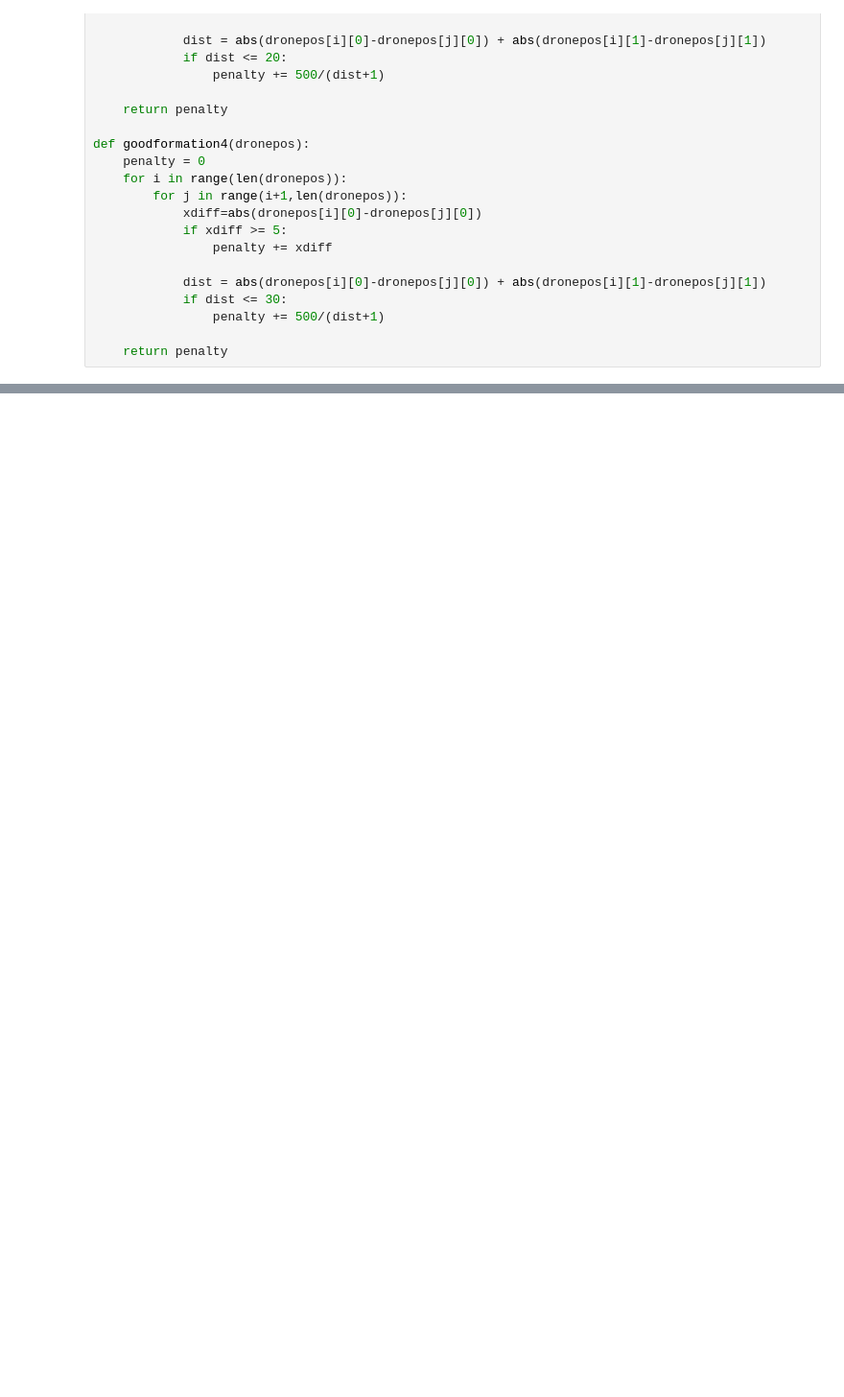
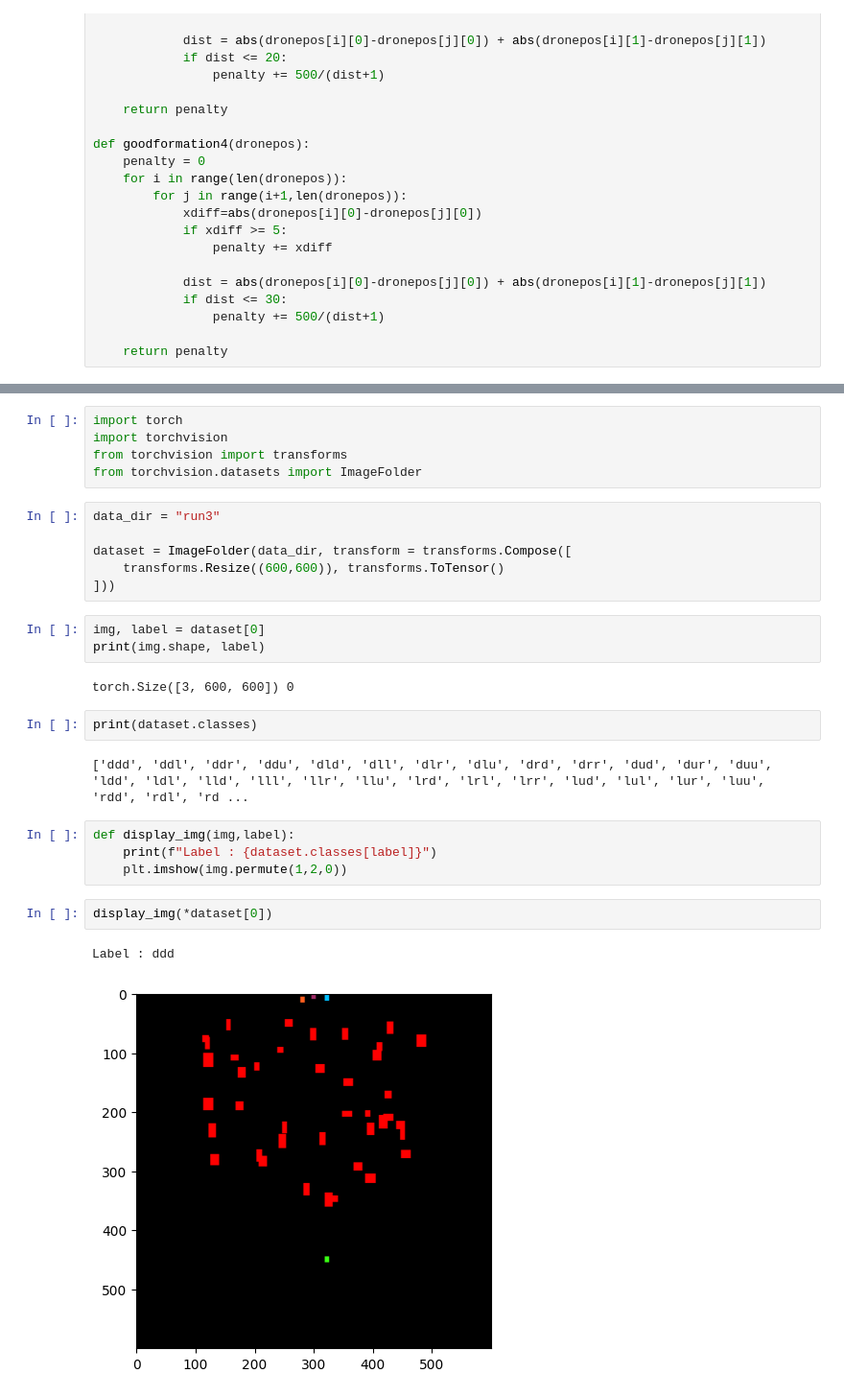
Before and after one commit to jgmcgregor/UAV_swarms_with_RL, a Jupyter notebook: swarms_with_learning.ipynb, the cells around one changed output, grey strips where cells are left out. Shown: that part at 96% size. Cells and saved outputs as stored; diff of their text form; blank space fills up the shorter version.

```diff
--- a/swarms_with_learning.ipynb
+++ b/swarms_with_learning.ipynb
@@ -771,0 +774,29 @@ print(df)
+# %%
+import torch
+import torchvision
+from torchvision import transforms
+from torchvision.datasets import ImageFolder
+# %%
+data_dir = "run3"
+
+dataset = ImageFolder(data_dir, transform = transforms.Compose([
+    transforms.Resize((600,600)), transforms.ToTensor()
+]))
+# %%
+img, label = dataset[0]
+print(img.shape, label)
+# %% [output]
+torch.Size([3, 600, 600]) 0
+# %%
+print(dataset.classes)
+# %% [output]
+['ddd', 'ddl', 'ddr', 'ddu', 'dld', 'dll', 'dlr', 'dlu', 'drd', 'drr', 'dud', 'dur', 'duu', 'ldd', 'ldl', 'lld', 'lll', 'llr', 'llu', 'lrd', 'lrl', 'lrr', 'lud', 'lul', 'lur', 'luu', 'rdd', 'rdl', 'rd ...
+# %%
+def display_img(img,label):
+    print(f"Label : {dataset.classes[label]}")
+    plt.imshow(img.permute(1,2,0))
+# %%
+display_img(*dataset[0])
+# %% [output]
+Label : ddd
+[figure, added]
```
Also changed, not shown: parts of 19 cells of this notebook.
